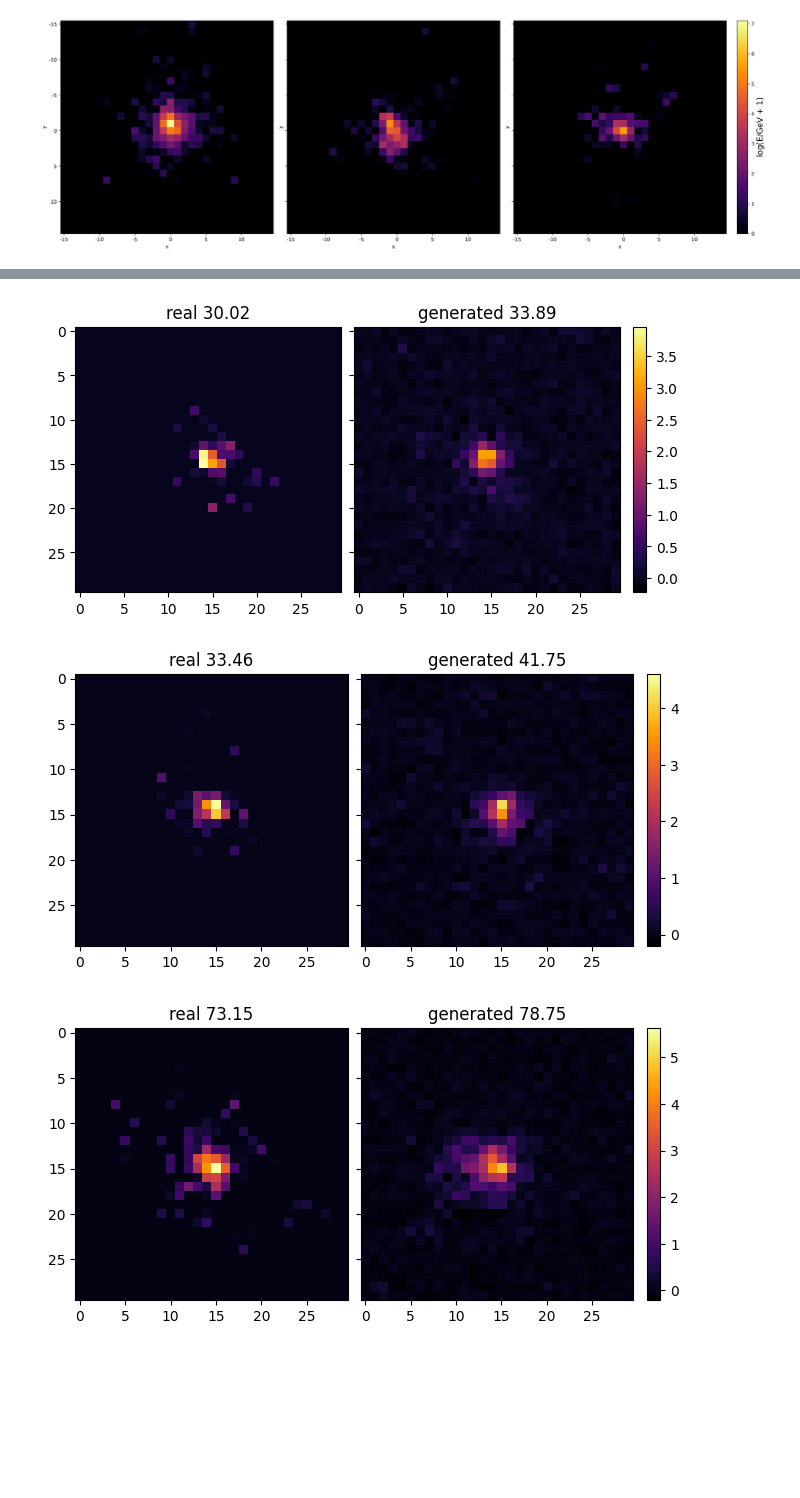
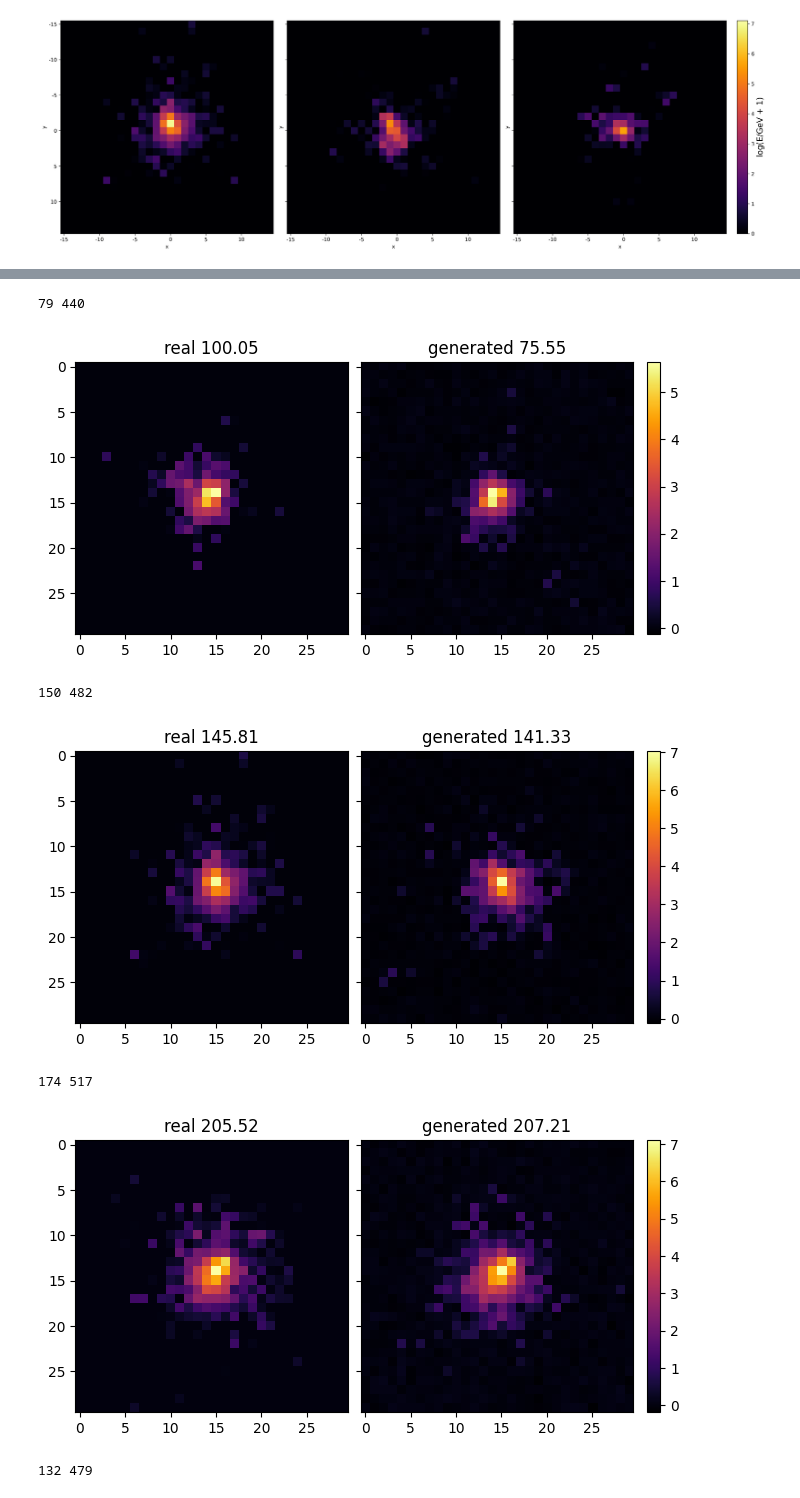
Before and after one commit to sashaatlasov/DiffusionDipolma, a Jupyter notebook: test.ipynb, the cells around one changed output, grey strips where cells are left out. Cells and saved outputs as stored; diff of their text form; code cells hidden in the pictures; blank space fills up the shorter version.

```diff
--- a/test.ipynb
+++ b/test.ipynb
@@ -53,8 +53,8 @@ fig.savefig('/Users/sasaatlasov/Desktop/DiffusionDipolma/real.pdf', bbox_inches
 # %%
 from diffusion import DiffusionModel
 
-dm = DiffusionModel(100, 16)
-dm.load_state_dict(torch.load('checkpoints/t100_cos_long.pt', map_location=torch.device('cpu')))
+dm = DiffusionModel(100, 16, schedule='cosine')
+dm.load_state_dict(torch.load('checkpoints/t100_cos_conv.pt', map_location=torch.device('cpu')))
 dm.eval();
 # %%
 # from torchview import draw_graph
@@ -67,7 +67,7 @@ dm.eval();
 # summary(model, [(1, 30, 30), [3], [2], [1]])
 # %%
 with torch.no_grad():
-    samples = dm.sample(momentum, point)
+    samples = dm.sample(momentum, point, truncate=0)
 # %%
 def compare(energy, samples, idx=0, truncate=None):
     real, sampled = energy[idx].detach().numpy(), samples[idx].detach().numpy()
@@ -117,8 +117,12 @@ Sparsity 0.06166666666666666 0.22816666666666663
 # %%
-t = np.log1p(0)
+t = 0
 for i in range(5):
-    compare(energy, samples, idx=i)
+    compare(energy, samples, idx=i, truncate=t)
 # %% [output]
+79 440
-[figure, old version]
+[figure, new version]
+150 482
-[figure, old version]
+[figure, new version]
+174 517
-[figure, old version]
+[figure, new version]
+132 479
```
Also changed, not shown: parts of 6 cells of this notebook, 2 other files.
